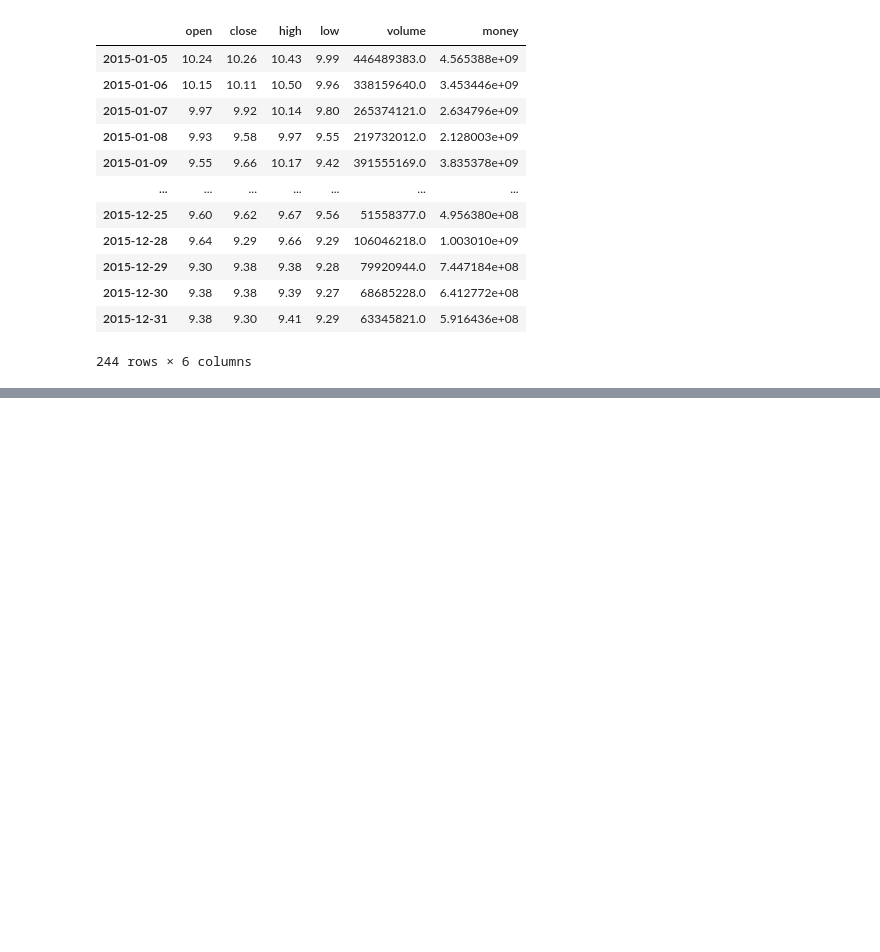
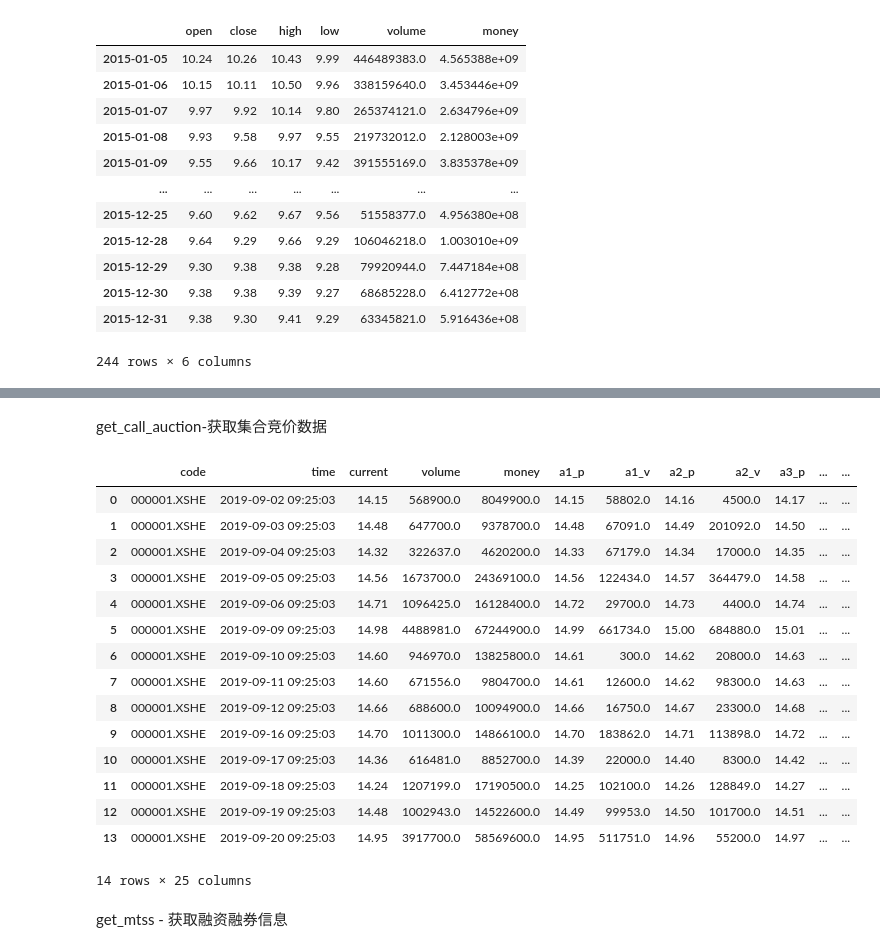
Before and after one commit to ShaoZC/Financial-report-acquisition-and-data-processing-with-Python, a Jupyter notebook: jqdata20200601.ipynb, the cells around one changed output, grey strips where cells are left out. Cells and saved outputs as stored; diff of their text form; code cells hidden in the pictures; blank space fills up the shorter version.

```diff
--- a/jqdata20200601.ipynb
+++ b/jqdata20200601.ipynb
@@ -29,0 +339,25 @@ jqdatasdk.get_price("000001.XSHE")
+# %% [markdown]
+get_call_auction-获取集合竞价数据
+# %%
+#获取平安银行2019-09-01至2019-09-22期间的集合竞价数据
+df=get_call_auction('000001.XSHE','2019-09-01','2019-09-22')
+df
+# %% [output]
+|  | code | time | current | volume | money | a1_p | a1_v | a2_p | a2_v | a3_p | ... | ... |
+| 0 | 000001.XSHE | 2019-09-02 09:25:03 | 14.15 | 568900.0 | 8049900.0 | 14.15 | 58802.0 | 14.16 | 4500.0 | 14.17 | ... | ... |
+| 1 | 000001.XSHE | 2019-09-03 09:25:03 | 14.48 | 647700.0 | 9378700.0 | 14.48 | 67091.0 | 14.49 | 201092.0 | 14.50 | ... | ... |
+| 2 | 000001.XSHE | 2019-09-04 09:25:03 | 14.32 | 322637.0 | 4620200.0 | 14.33 | 67179.0 | 14.34 | 17000.0 | 14.35 | ... | ... |
+| 3 | 000001.XSHE | 2019-09-05 09:25:03 | 14.56 | 1673700.0 | 24369100.0 | 14.56 | 122434.0 | 14.57 | 364479.0 | 14.58 | ... | ... |
+| 4 | 000001.XSHE | 2019-09-06 09:25:03 | 14.71 | 1096425.0 | 16128400.0 | 14.72 | 29700.0 | 14.73 | 4400.0 | 14.74 | ... | ... |
+| 5 | 000001.XSHE | 2019-09-09 09:25:03 | 14.98 | 4488981.0 | 67244900.0 | 14.99 | 661734.0 | 15.00 | 684880.0 | 15.01 | ... | ... |
+| 6 | 000001.XSHE | 2019-09-10 09:25:03 | 14.60 | 946970.0 | 13825800.0 | 14.61 | 300.0 | 14.62 | 20800.0 | 14.63 | ... | ... |
+| 7 | 000001.XSHE | 2019-09-11 09:25:03 | 14.60 | 671556.0 | 9804700.0 | 14.61 | 12600.0 | 14.62 | 98300.0 | 14.63 | ... | ... |
+| 8 | 000001.XSHE | 2019-09-12 09:25:03 | 14.66 | 688600.0 | 10094900.0 | 14.66 | 16750.0 | 14.67 | 23300.0 | 14.68 | ... | ... |
+| 9 | 000001.XSHE | 2019-09-16 09:25:03 | 14.70 | 1011300.0 | 14866100.0 | 14.70 | 183862.0 | 14.71 | 113898.0 | 14.72 | ... | ... |
+| 10 | 000001.XSHE | 2019-09-17 09:25:03 | 14.36 | 616481.0 | 8852700.0 | 14.39 | 22000.0 | 14.40 | 8300.0 | 14.42 | ... | ... |
+| 11 | 000001.XSHE | 2019-09-18 09:25:03 | 14.24 | 1207199.0 | 17190500.0 | 14.25 | 102100.0 | 14.26 | 128849.0 | 14.27 | ... | ... |
+| 12 | 000001.XSHE | 2019-09-19 09:25:03 | 14.48 | 1002943.0 | 14522600.0 | 14.49 | 99953.0 | 14.50 | 101700.0 | 14.51 | ... | ... |
+| 13 | 000001.XSHE | 2019-09-20 09:25:03 | 14.95 | 3917700.0 | 58569600.0 | 14.95 | 511751.0 | 14.96 | 55200.0 | 14.97 | ... | ... |
+14 rows × 25 columns
+# %% [markdown]
+get_mtss - 获取融资融券信息
```
Also changed, not shown: parts of 48 cells of this notebook, 3 other files.
